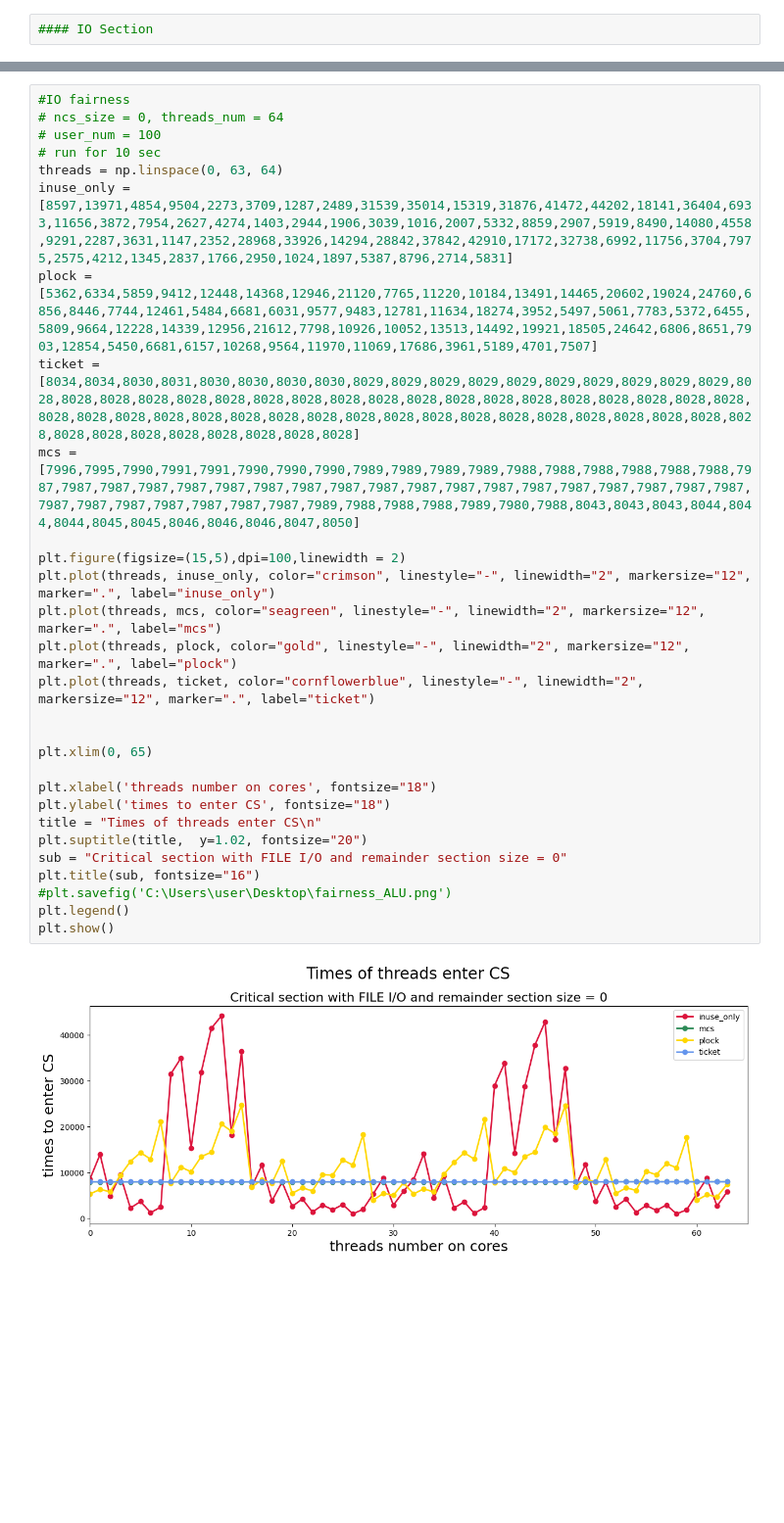
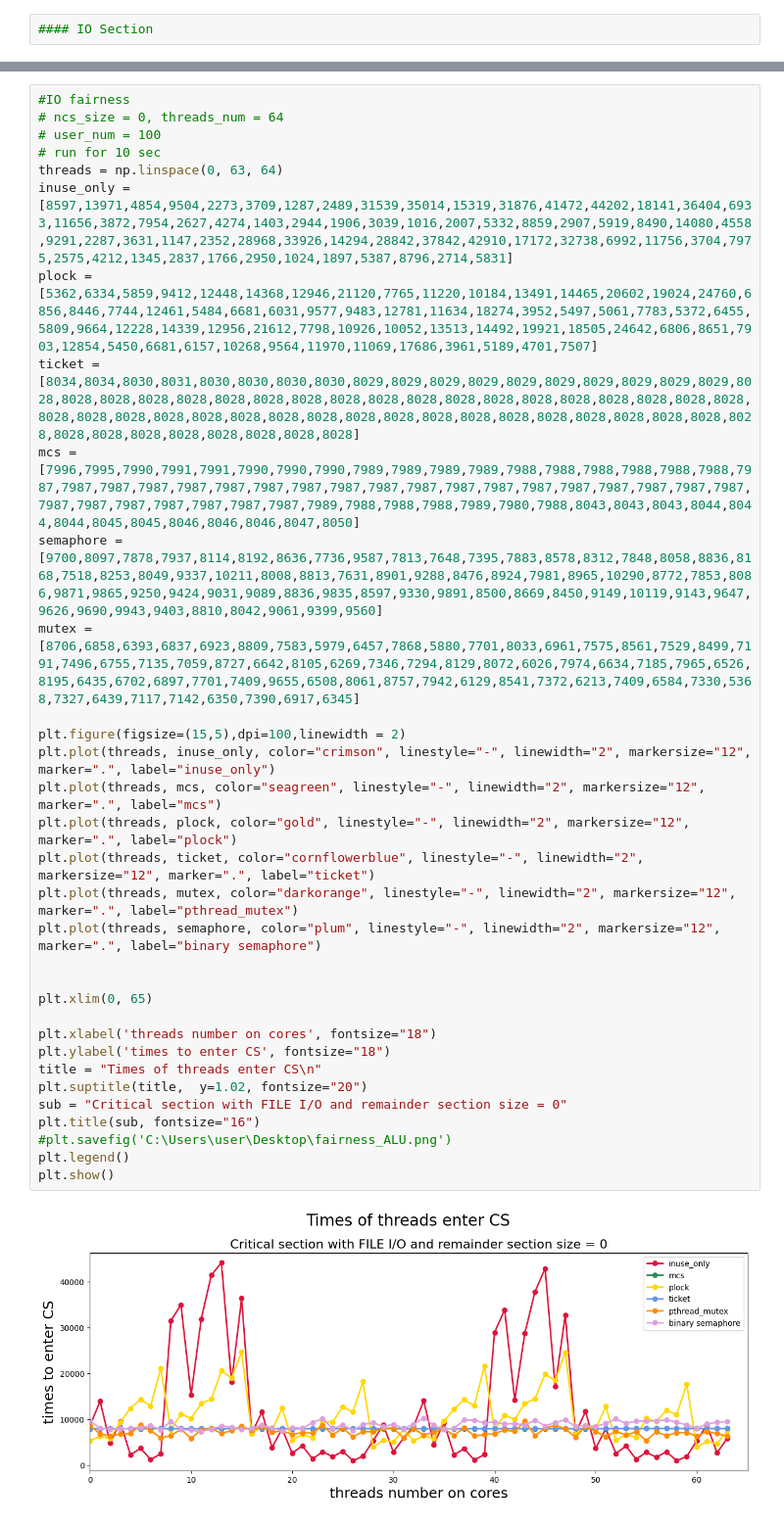
Before and after one commit to Ashen1110/Master_OS, a Jupyter notebook: code/test_data/test_data.ipynb, the cells around one changed output, grey strips where cells are left out. Shown at 98% size. Cells and saved outputs as stored; diff of their text form; blank space fills up the shorter version.

```diff
--- a/code/test_data/test_data.ipynb
+++ b/code/test_data/test_data.ipynb
@@ -131,34 +144,38 @@ plt.show()
 # %%
 #IO fairness
 # ncs_size = 0, threads_num = 64
 # user_num = 100
 # run for 10 sec
 threads = np.linspace(0, 63, 64)
 inuse_only = [8597,13971,4854,9504,2273,3709,1287,2489,31539,35014,15319,31876,41472,44202,18141,36404,6933,11656,3872,7954,2627,4274,1403,2944,1906,3039,1016,2007,5332,8859,2907,5919,8490,14080,4558,9291,2287,3631,1147,2352,28968,33926,14294,28842,37842,42910,17172,32738,6992,11756,3704,7975,2575,4212,1345,2837,1766,2950,1024,1897,5387,8796,2714,5831]
 plock = [5362,6334,5859,9412,12448,14368,12946,21120,7765,11220,10184,13491,14465,20602,19024,24760,6856,8446,7744,12461,5484,6681,6031,9577,9483,12781,11634,18274,3952,5497,5061,7783,5372,6455,5809,9664,12228,14339,12956,21612,7798,10926,10052,13513,14492,19921,18505,24642,6806,8651,7903,12854,5450,6681,6157,10268,9564,11970,11069,17686,3961,5189,4701,7507]
 ticket = [8034,8034,8030,8031,8030,8030,8030,8030,8029,8029,8029,8029,8029,8029,8029,8029,8029,8029,8028,8028,8028,8028,8028,8028,8028,8028,8028,8028,8028,8028,8028,8028,8028,8028,8028,8028,8028,8028,8028,8028,8028,8028,8028,8028,8028,8028,8028,8028,8028,8028,8028,8028,8028,8028,8028,8028,8028,8028,8028,8028,8028,8028,8028,8028]
 mcs = [7996,7995,7990,7991,7991,7990,7990,7990,7989,7989,7989,7989,7988,7988,7988,7988,7988,7988,7987,7987,7987,7987,7987,7987,7987,7987,7987,7987,7987,7987,7987,7987,7987,7987,7987,7987,7987,7987,7987,7987,7987,7987,7987,7987,7989,7988,7988,7988,7989,7980,7988,8043,8043,8043,8044,8044,8044,8045,8045,8046,8046,8046,8047,8050]
+semaphore = [9700,8097,7878,7937,8114,8192,8636,7736,9587,7813,7648,7395,7883,8578,8312,7848,8058,8836,8168,7518,8253,8049,9337,10211,8008,8813,7631,8901,9288,8476,8924,7981,8965,10290,8772,7853,8086,9871,9865,9250,9424,9031,9089,8836,9835,8597,9330,9891,8500,8669,8450,9149,10119,9143,9647,9626,9690,9943,9403,8810,8042,9061,9399,9560]
+mutex = [8706,6858,6393,6837,6923,8809,7583,5979,6457,7868,5880,7701,8033,6961,7575,8561,7529,8499,7191,7496,6755,7135,7059,8727,6642,8105,6269,7346,7294,8129,8072,6026,7974,6634,7185,7965,6526,8195,6435,6702,6897,7701,7409,9655,6508,8061,8757,7942,6129,8541,7372,6213,7409,6584,7330,5368,7327,6439,7117,7142,6350,7390,6917,6345]
 
 plt.figure(figsize=(15,5),dpi=100,linewidth = 2)
 plt.plot(threads, inuse_only, color="crimson", linestyle="-", linewidth="2", markersize="12", marker=".", label="inuse_only")
 plt.plot(threads, mcs, color="seagreen", linestyle="-", linewidth="2", markersize="12", marker=".", label="mcs")
 plt.plot(threads, plock, color="gold", linestyle="-", linewidth="2", markersize="12", marker=".", label="plock")
 plt.plot(threads, ticket, color="cornflowerblue", linestyle="-", linewidth="2", markersize="12", marker=".", label="ticket")
+plt.plot(threads, mutex, color="darkorange", linestyle="-", linewidth="2", markersize="12", marker=".", label="pthread_mutex")
+plt.plot(threads, semaphore, color="plum", linestyle="-", linewidth="2", markersize="12", marker=".", label="binary semaphore")
 
 
 plt.xlim(0, 65)
 
 plt.xlabel('threads number on cores', fontsize="18")
 plt.ylabel('times to enter CS', fontsize="18")
 title = "Times of threads enter CS\n"
 plt.suptitle(title,  y=1.02, fontsize="20")
 sub = "Critical section with FILE I/O and remainder section size = 0"
 plt.title(sub, fontsize="16")
 #plt.savefig('C:\Users\user\Desktop\fairness_ALU.png')
 plt.legend()
 plt.show()
 # %% [output]
-[figure, old version]
+[figure, new version]
 # %%
 # IO oversubscribe
 #x_threads = [64,96,128,256,384, 512], ncs_size = 2000
```
Also changed, not shown: parts of 5 cells of this notebook, 20 other files.
